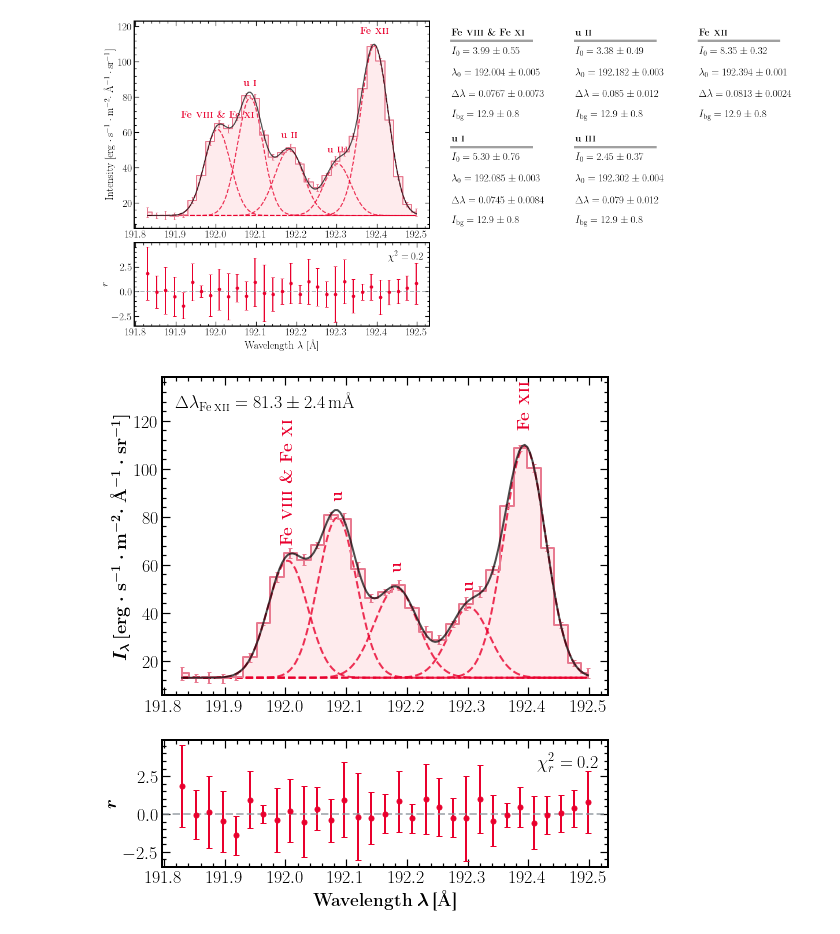
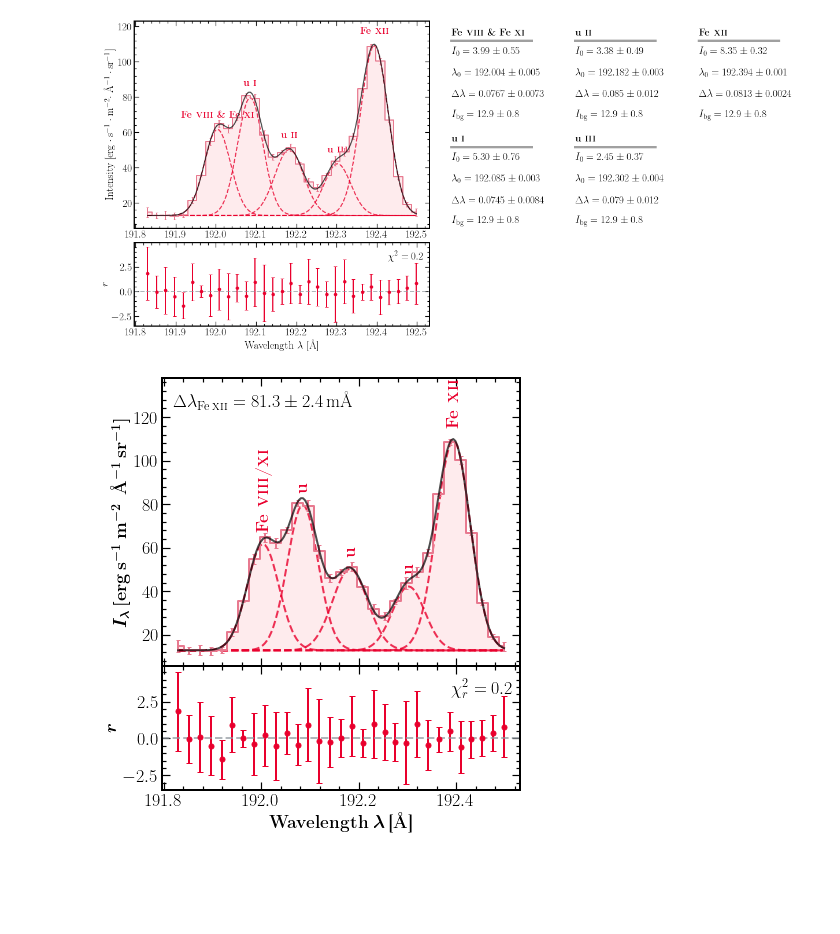
Before and after one commit to yjzhu-solar/EIS_SUMER_PCH_Ti, a Jupyter notebook: ipynb/eis_fit/eis_fit_192_example.ipynb, the cells around one changed output. Cells and saved outputs as stored; diff of their text form; code cells hidden in the pictures; blank space fills up the shorter version.

```diff
--- a/ipynb/eis_fit/eis_fit_192_example.ipynb
+++ b/ipynb/eis_fit/eis_fit_192_example.ipynb
@@ -76,11 +76,13 @@ class SpectrumFitCustomPlot(SpectrumFitSingle):
             gs_plot = gs_fig[0].subgridspec(2, 1,height_ratios=[5,2])
             ax = fig.add_subplot(gs_plot[0])
             ax_res = fig.add_subplot(gs_plot[1])
+            ax.tick_params(labelbottom=False)
         elif (plot_fit is True) and (plot_params is False):
-            fig = plt.figure(figsize=(8,9))
-            gs_plot = fig.add_gridspec(2, 1,height_ratios=[5,2])
-            ax = fig.add_subplot(gs_plot[0])
-            ax_res = fig.add_subplot(gs_plot[1])
+            fig = plt.figure(figsize=(6,6.5))
+            gs_plot = fig.add_gridspec(nrows=10, ncols=1,left=0.15, right=0.98,bottom=0.1,top=0.98,
+                    hspace=0.)
+            ax = fig.add_subplot(gs_plot[:7])
+            ax_res = fig.add_subplot(gs_plot[7:])
         else:
             fig, ax = plt.subplots(figsize=(8,6),constrained_layout=True)
         ax.tick_params(which="both",labelsize=18,right=True,top=True)
@@ -331,21 +333,22 @@ class SpectrumFitCustomPlot(SpectrumFitSingle):
                     ha = 'left',va = 'center',color = 'black',fontsize = 18,linespacing=1.5,
                     transform=ax_text.transAxes)
 
+        ax.set_ylim(top=ax.get_ylim()[1]*1.2)
         if self.line_number > 1:
             for ii in range(self.line_number):
                 if self.same_width is True:
                     ax.text(self.line_wvl_fit[ii],2.355*self.int_total_fit[ii]/self.fwhm_fit/np.sqrt(2*np.pi)+\
-                        0.06*np.diff(ax.get_ylim()) + self.int_cont_fit,line_caption[ii],
+                        0.04*np.diff(ax.get_ylim()) + self.int_cont_fit,line_caption[ii],
                     ha = 'center',va = 'bottom',color = colors[3],fontsize = 18,linespacing=1.5,rotation="vertical")
 
                 else:
                     ax.text(self.line_wvl_fit[ii],2.355*self.int_total_fit[ii]/self.fwhm_fit[ii]/np.sqrt(2*np.pi)+\
-                        0.06*np.diff(ax.get_ylim()) + self.int_cont_fit,line_caption[ii],
+                        0.04*np.diff(ax.get_ylim()) + self.int_cont_fit,line_caption[ii],
                     ha = 'center',va = 'bottom',color = colors[3],fontsize = 18,linespacing=1.5,rotation="vertical")
 
 
 
-            ax.set_ylim(top=ax.get_ylim()[1]*1.2)
+
 
 
         if save_fig is True:
@@ -381,12 +384,13 @@ FWHM after removing instrumental broadening:  [0.03205915 0.02616072 0.04852126
 [figure]
 # %%
 ax, ax_res = FeVIII_FeXI_192_fit_model.plot_custom(plot_title=None,plot_hmc=False,plot_params=False,
-    xlabel=r"\textbf{Wavelength} $\boldsymbol{\lambda}$\,\textbf{[\mbox{\AA}]}",line_caption=[r"\textbf{Fe \textsc{viii} \& \textbf{Fe \textsc{xi}}}",
+    xlabel=r"\textbf{Wavelength} $\boldsymbol{\lambda}$\,\textbf{[\mbox{\AA}]}",line_caption=[r"\textbf{Fe \textsc{viii/xi}}",
     r"\textbf{u}",r"\textbf{u}",r"\textbf{u}",r"\textbf{Fe \textsc{xii}}"],
-    ylabel=r"$\boldsymbol{I_\lambda\, \mathrm{[erg\cdot s^{-1}\cdot m^{-2}\cdot}}$ \textbf{\mbox{\AA}}$\boldsymbol{\mathrm{^{-1}\cdot sr^{-1}]}}$")
+    ylabel=r"$\boldsymbol{I_\lambda\, \mathrm{[erg\, s^{-1}\, m^{-2}\,}}$ \textbf{\mbox{\AA}}$\boldsymbol{\mathrm{^{-1}\, sr^{-1}]}}$")
 ax_res.set_ylabel(r"$\boldsymbol{r}$",fontsize=18)
 ax.text(0.03,0.95,r"$\Delta \lambda_{{\mathrm{{Fe}}\,\textsc{{xii}}}} = {:.1f} \pm {:.1f}$\,m\mbox{{\AA}}".format(FeVIII_FeXI_192_fit_model.fwhm_fit[4]*1e3,
 FeVIII_FeXI_192_fit_model.fwhm_err[4]*1e3),fontsize=18,ha="left",va="top",transform=ax.transAxes)
+ax.tick_params(labelbottom=False)
 plt.savefig(fname="../../figs/ms/multi_gauss_example.pdf",format="pdf",dpi=300)
 # %% [output]
-[figure, old version]
+[figure, new version]
```
Also changed, not shown: 8 other files.
